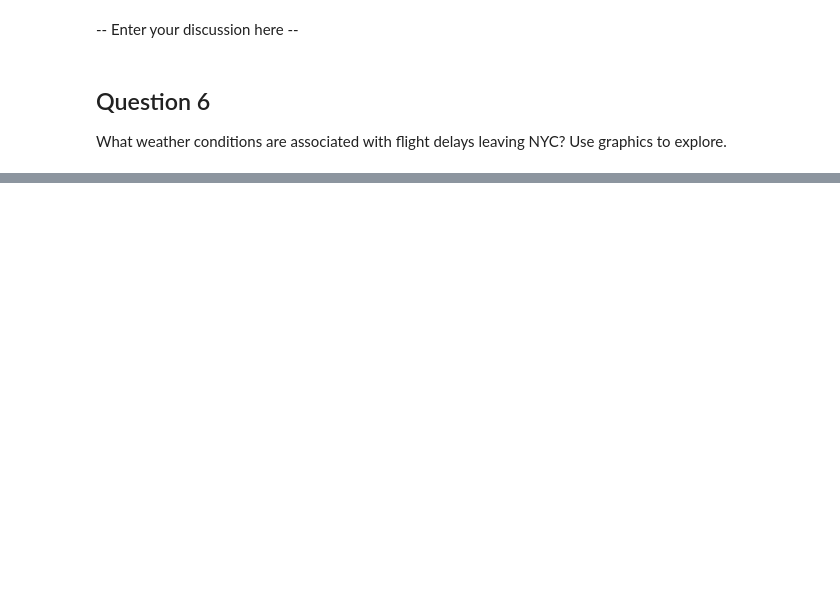
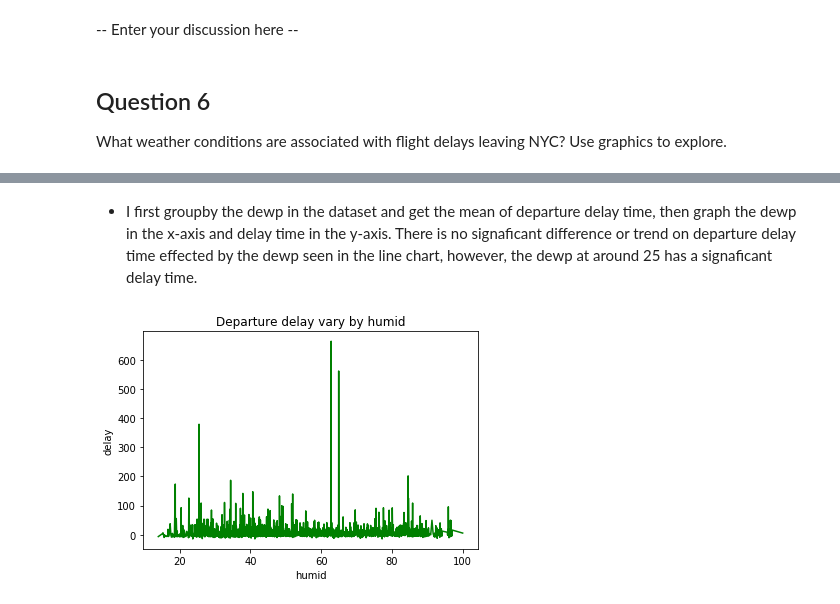
Before and after one commit to victoriajuan/371_Core_Methods_In_Data_Science, a Jupyter notebook: assignment/problem_set_1/JUAN_YIRAN_PS1.ipynb, the cells around one changed output, grey strips where cells are left out. Saved outputs shown, nothing was run; the diff lists cells and outputs as text; code cells hidden in the pictures; blank space fills up the shorter version.

```diff
--- a/assignment/problem_set_1/JUAN_YIRAN_PS1.ipynb
+++ b/assignment/problem_set_1/JUAN_YIRAN_PS1.ipynb
@@ -330,0 +384,13 @@ flights_df.head(15)
+# %% [markdown]
+- I first groupby the dewp in the dataset and get the mean of departure delay time, then graph the dewp in the x-axis and delay time in the y-axis. There is no signaficant difference or trend on departure delay time effected by the dewp seen in the line chart, however, the dewp at around 25 has a signaficant delay time.
+# %%
+humid = flight_weather_df.groupby("humid")
+humidSum = humid["dep_delay"].mean()
+plt.clf()
+plt.plot(humidSum.keys(), humidSum, color='g')
+plt.xlabel('humid')
+plt.ylabel('delay')
+plt.title('Departure delay vary by humid')
+plt.show()
+# %% [output]
+[figure, added]
```
Also changed, not shown: parts of 22 cells of this notebook.
